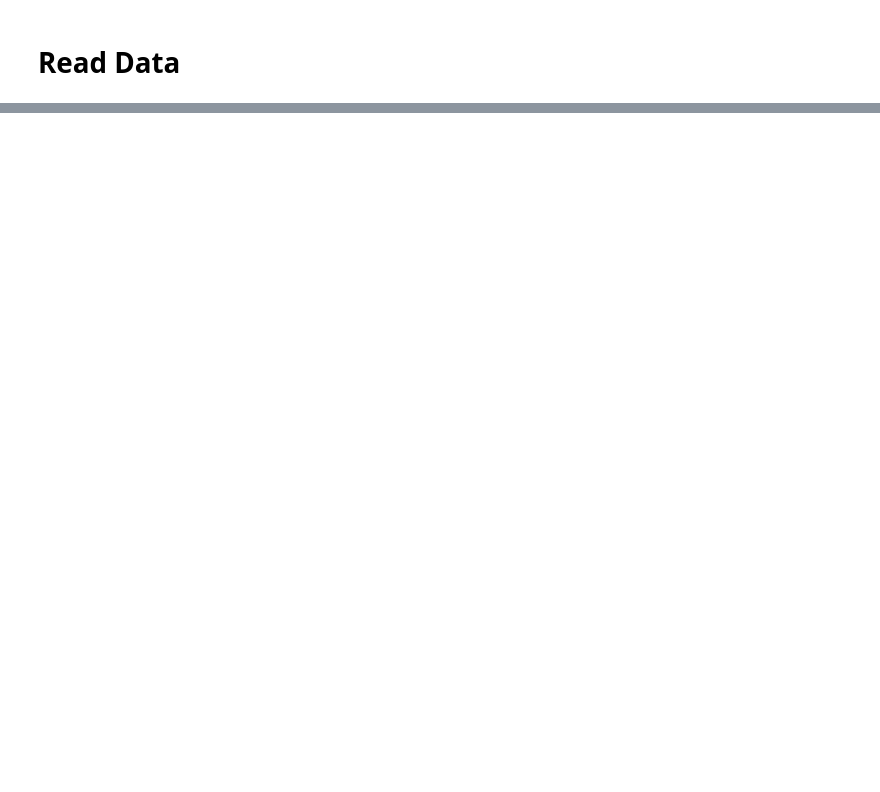
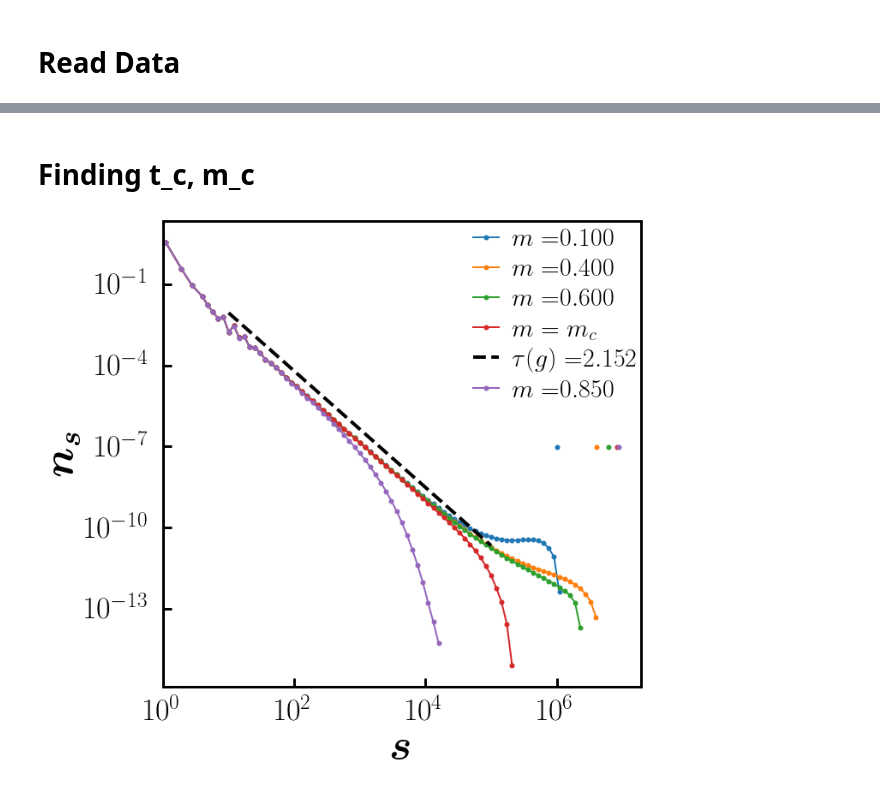
Before and after one commit to hoyunchoi/mBFW, a Jupyter notebook: main-plot.ipynb, the cells around one changed output, grey strips where cells are left out. Drawn from its saved outputs; the diff is of its cells as text; code cells hidden in the pictures; blank space fills up the shorter version.

```diff
--- a/main-plot.ipynb
+++ b/main-plot.ipynb
@@ -869,9 +13,0 @@ plt.show()
-# %%
-networkSize = 1280000
-acceptanceThreshold = 0.5
-
-t, U, PL, PU, M, K, _ = dynamics_during[networkSize, acceptanceThreshold]
-
-A = t/U
-PA = PL/PU
-L = t/networkSize
@@ -1013,0 +104,42 @@ plt.show()
+# %% [markdown]
+# Finding t_c, m_c
+# %%
+fig, ax = plt.subplots()
+ax.set_rasterized(True)
+
+networkSize = 10240000
+acceptanceThreshold = 0.5
+current = networkSize, acceptanceThreshold
+fitRange = [25, 45]
+
+def plotCSD(op, fit=False):
+    csd, dist = distLogBin(*clusterSizeDist[current, op], delta_exponent=0.08)
+    color = next(ax._get_lines.prop_cycler)['color']
+    if op == points[current]["m_c"]:
+        ax.plot(csd, dist, 'o-', label=latex_string("m=m_c"), color=color, markersize=5, linewidth=2)
+    else:
+        ax.plot(csd, dist, 'o-', label=latex_string("m=") + latex_float(op, 3), color=color, markersize=5, linewidth=2)
+    ax.plot(op * networkSize, 1 / networkSize, 'o', color=color, markersize=5)
+
+    fitX, fitY, tau, residual = logFit(csd[fitRange[0]: fitRange[1]], dist[fitRange[0]: fitRange[1]], offset=-0.5, start=10, end=1e5)
+    if fit:
+        ax.plot(fitX, fitY, 'k--', label=latex_string("\\tau(g)=") + latex_float(-tau, 3))
+    # ax.plot(csd, dist, 'o-', label="m={:.3f}".format(op) + ", r={:.3e}".format(residual[0]), markersize=5, linewidth=2)
+
+plotCSD(0.10)
+plotCSD(0.40)
+plotCSD(0.60)
+plotCSD(0.814, fit=True)
+plotCSD(0.85)
+
+ax.set_xscale('log')
+ax.set_yscale('log')
+ax.set_xlim(left=1)
+ax.set_xlabel(latex_bold_string("s"))
+ax.set_ylabel(latex_bold_string("n_s"))
+ax.legend(loc='best', borderpad=0.1, borderaxespad=0.1, fontsize=30)
+
+# fig.savefig("../data/mBFW/fig/csd(N{:.1e},G{:.1f}).pdf".format(*current), bbox_inches = 'tight', pad_inches = 0.1, facecolor = 'w', dpi=100)
+fig.show()
+# %% [output]
+[figure, added]
```
Also changed, not shown: parts of 57 cells of this notebook, 16 other files.
